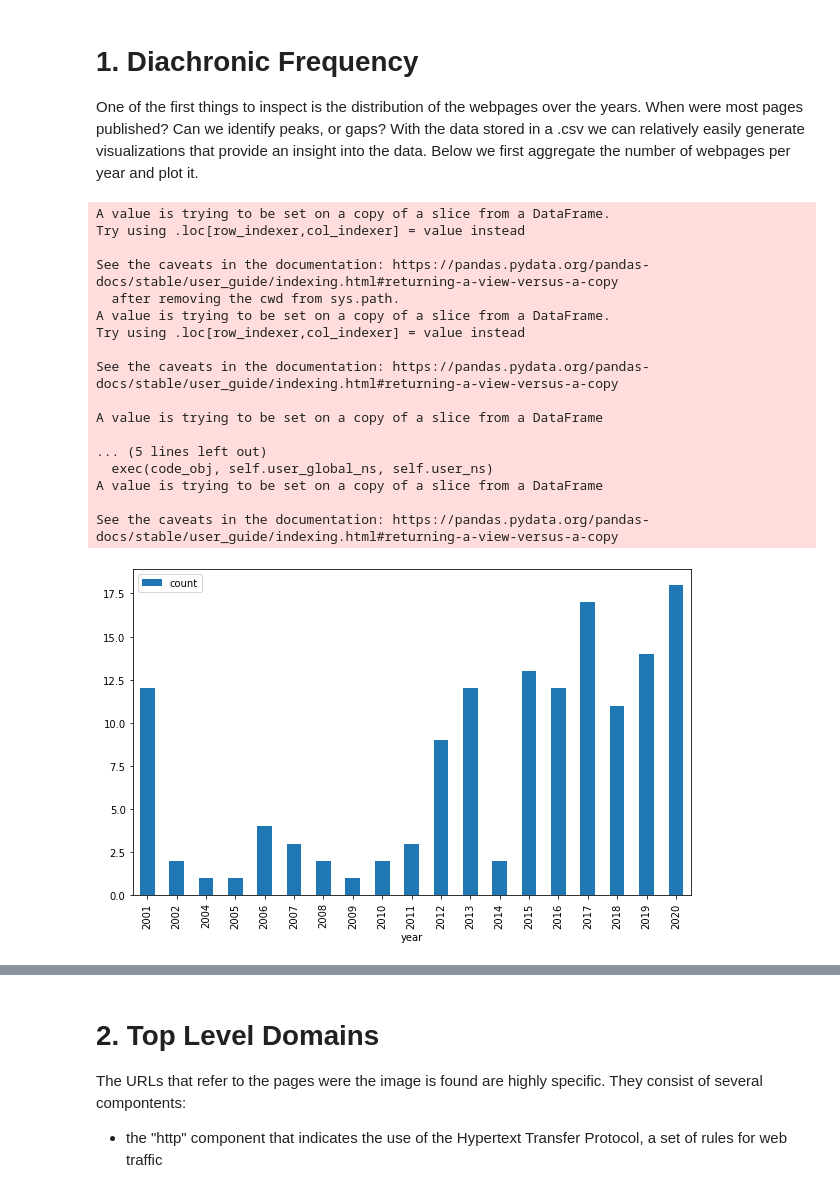
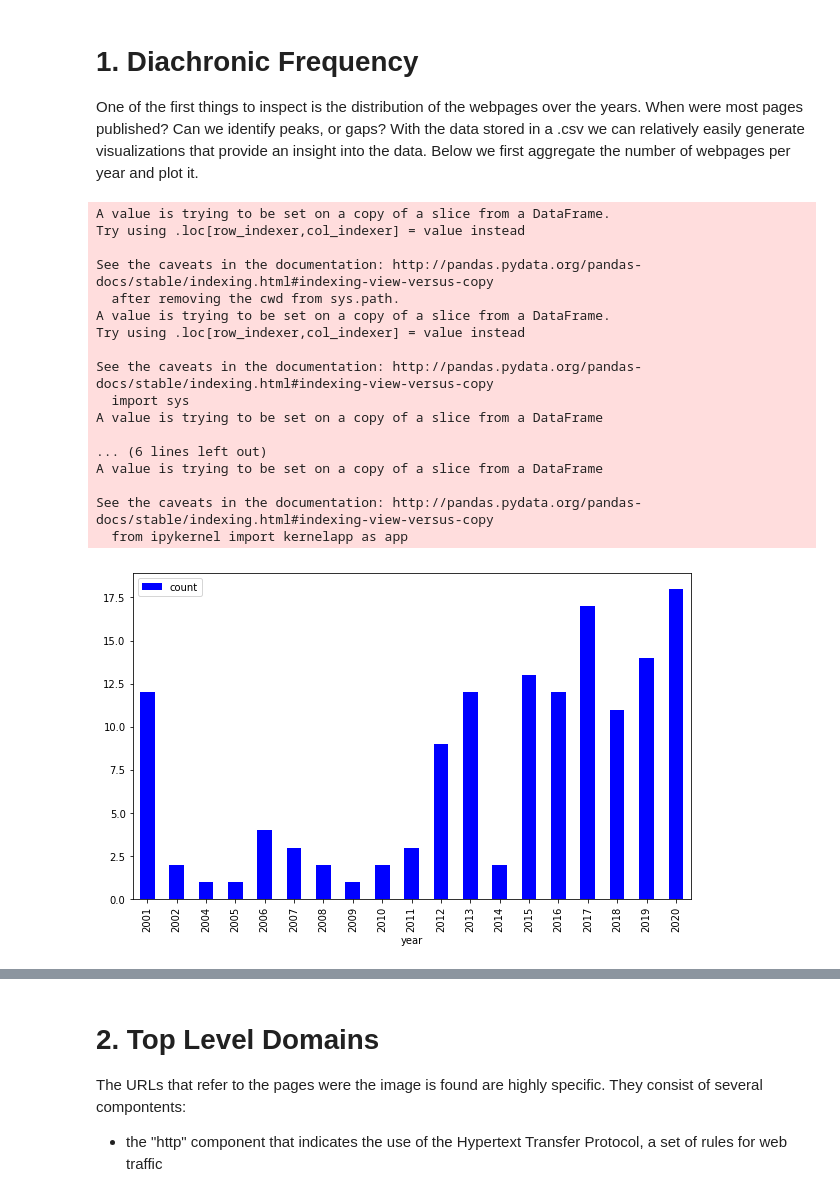
Before and after one commit to rubenros1795/react-gcv-image-analysis, a Jupyter notebook: notebooks/NB3 - DataAnalysis.ipynb, the cells around one changed output, grey strips where cells are left out. Cells and saved outputs as stored; diff of their text form; code cells hidden in the pictures.

```diff
--- a/notebooks/NB3 - DataAnalysis.ipynb
+++ b/notebooks/NB3 - DataAnalysis.ipynb
@@ -36,7 +36,7 @@ import pandas as pd
 import langid
 import matplotlib.pyplot as plt
 # %%
-base_path = "/media/ruben/Data Drive/react-data/test"
+base_path = "D:/react-data/test"
 
 '''
 Import the dates from the dates.txt file in the photo folder. The dates.txt file contains the URL and the associated date, separated by '||'.
@@ -105,7 +105,7 @@ for photo in [d for d in os.listdir(base_path) if os.path.isdir(os.path.join(bas
                 date = "na"
 
             text_ref.update({identifier:dict()})
-            text_ref[identifier].update({"photo":photo,"url":url,"identifier":id_,"date":date,"language":language_ref[url],"topleveldomain":URL.from_string(url).domain(),"sentences":"||".join(sentences)})
+            text_ref[identifier].update({"photo":photo,"url":url,"identifier":id_,"date":date,"language":language_ref[url],"sentences":"||".join(sentences)})
 # %%
 '''
 Here we transform the constructed dictionary is a DataFrame that can be exported to a .csv file. To be sure that there are no duplicate pages in our dataset
@@ -114,7 +114,7 @@ we remove the duplicates.
 
 df = pd.DataFrame.from_dict(text_ref,orient='index').reset_index()
 df = df.drop_duplicates('url',keep='first')
-df.columns = ["path","photo","url","identifier","date","language","topleveldomain","sentences"]
+df.columns = ["path","photo","url","identifier","date","language","sentences"]
 #df.to_csv('path/to/datafolder/data-full.csv',index=False)
 data = df
 # %% [markdown]
@@ -147,29 +147,29 @@ subset = subset.groupby(['photo','year']).sum().reset_index()
 A value is trying to be set on a copy of a slice from a DataFrame.
 Try using .loc[row_indexer,col_indexer] = value instead
 
-See the caveats in the documentation: https://pandas.pydata.org/pandas-docs/stable/user_guide/indexing.html#returning-a-view-versus-a-copy
+See the caveats in the documentation: http://pandas.pydata.org/pandas-docs/stable/indexing.html#indexing-view-versus-copy
   after removing the cwd from sys.path.
 A value is trying to be set on a copy of a slice from a DataFrame.
 Try using .loc[row_indexer,col_indexer] = value instead
 
-See the caveats in the documentation: https://pandas.pydata.org/pandas-docs/stable/user_guide/indexing.html#returning-a-view-versus-a-copy
-
+See the caveats in the documentation: http://pandas.pydata.org/pandas-docs/stable/indexing.html#indexing-view-versus-copy
+  import sys
 A value is trying to be set on a copy of a slice from a DataFrame
 
-... (5 lines left out)
-  exec(code_obj, self.user_global_ns, self.user_ns)
+... (6 lines left out)
 A value is trying to be set on a copy of a slice from a DataFrame
 
-See the caveats in the documentation: https://pandas.pydata.org/pandas-docs/stable/user_guide/indexing.html#returning-a-view-versus-a-copy
+See the caveats in the documentation: http://pandas.pydata.org/pandas-docs/stable/indexing.html#indexing-view-versus-copy
+  from ipykernel import kernelapp as app
 # %%
 '''
 Now we have a dataframe that has three columns: the name of the photo, the year and the webpage frequency. Now it is possible to plot the data.
 If you used only one photo you can simply plot the years against the frequency:
 '''
-p = subset.plot.bar(x='year',y='count',figsize=(10,6))
+p = subset.plot.bar(x='year',y='count',figsize=(10,6), color='b')
 plt.show()
 # %% [output]
-[figure, old version]
+[figure, new version]
 # %%
 '''
 If you have multiple photos, mutate the dataframe in such a way that it has the following column structure:
```
Also changed, not shown: parts of 15 cells of this notebook.
